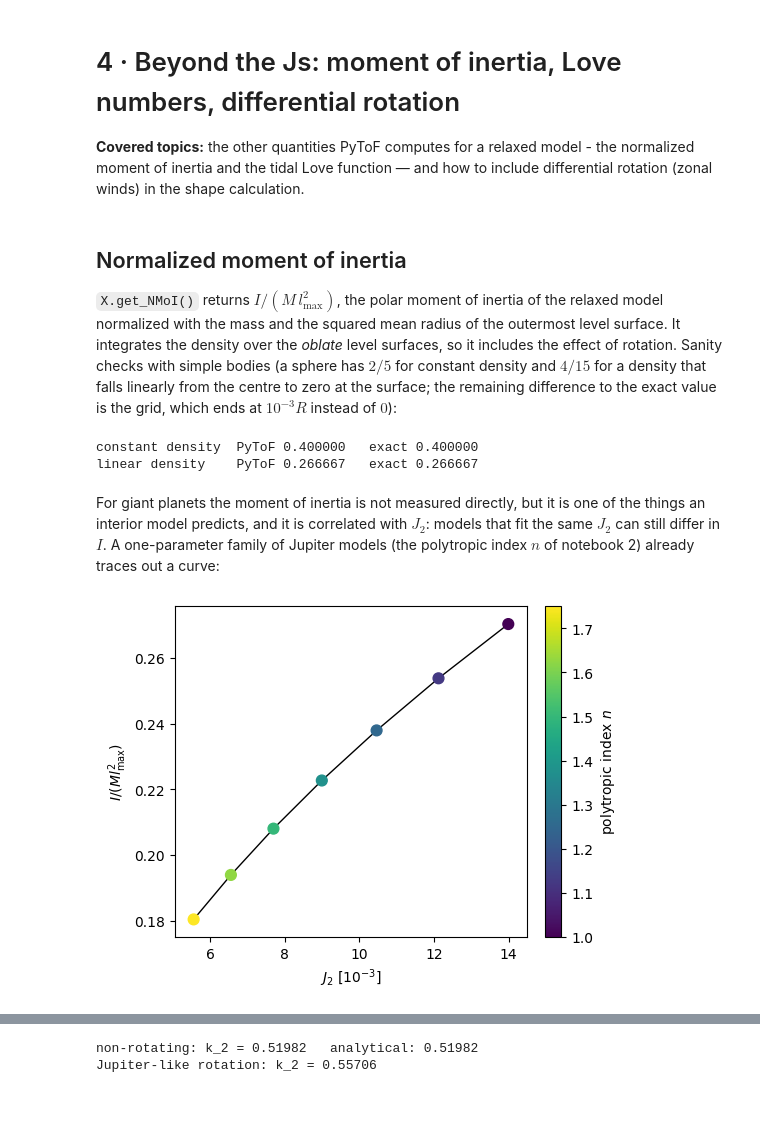
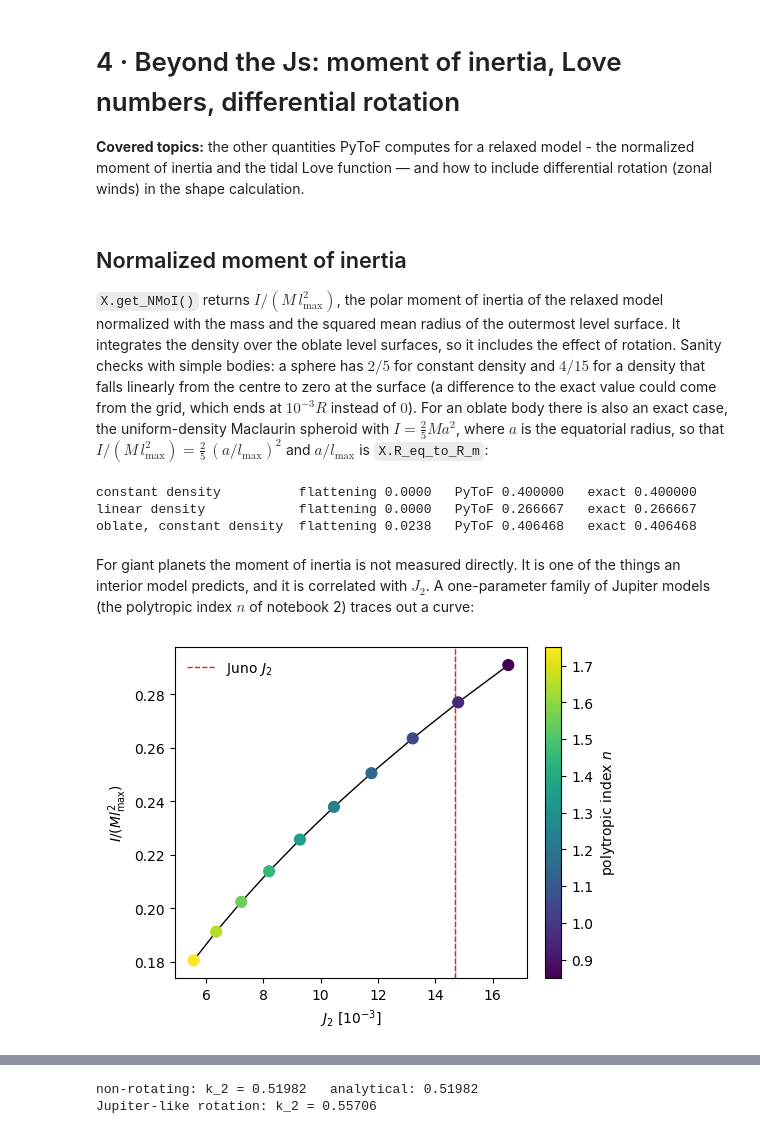
Before and after one commit to lucamorf/PyToF, a Jupyter notebook: tutorial/04_beyond_the_Js.ipynb, the cells around one changed output, grey strips where cells are left out. Cells and saved outputs as stored; diff of their text form; code cells hidden in the pictures; blank space fills up the shorter version.

Commit message:
Notebooks: tutorial 4 (oblate NMoI, Juno J2, Love numbers with Period=inf, two-layer density jump check)
Co-Authored-By: Claude Sonnet 5.5 <noreply@anthropic.com>

```diff
--- a/tutorial/04_beyond_the_Js.ipynb
+++ b/tutorial/04_beyond_the_Js.ipynb
@@ -15,40 +17,52 @@ plt.rcParams["figure.figsize"] = (5.2, 3.9)  # smaller default figures
 # %% [markdown]
 ## Normalized moment of inertia
 
-`X.get_NMoI()` returns $I / (M\,l_\mathrm{max}^2)$, the polar moment of inertia of the relaxed model normalized with the mass and the squared mean radius of the outermost level surface. It integrates the density over the *oblate* level surfaces, so it includes the effect of rotation. Sanity checks with simple bodies (a sphere has $2/5$ for constant density and $4/15$ for a density that falls linearly from the centre to zero at the surface; the remaining difference to the exact value is the grid, which ends at $10^{-3}R$ instead of $0$):
+`X.get_NMoI()` returns $I / (M\,l_\mathrm{max}^2)$, the polar moment of inertia of the relaxed model normalized with the mass and the squared mean radius of the outermost level surface. It integrates the density over the oblate level surfaces, so it includes the effect of rotation. Sanity checks with simple bodies: a sphere has $2/5$ for constant density and $4/15$ for a density that falls linearly from the centre to zero at the surface (a difference to the exact value could come from the grid, which ends at $10^{-3}R$ instead of $0$). For an oblate body there is also an exact case, the uniform-density Maclaurin spheroid with $I = \tfrac{2}{5} M a^2$, where $a$ is the equatorial radius, so that $I/(M\,l_\mathrm{max}^2) = \tfrac{2}{5}\,(a/l_\mathrm{max})^2$ and $a/l_\mathrm{max}$ is `X.R_eq_to_R_m`:
 # %%
 N = 1024
 radius = 1e6
 radii = radius * np.linspace(1, 1e-3, N)
 
-for name, dens, exact in [("constant density", np.ones(N), 2 / 5), ("linear density", np.linspace(0, 1, N), 4 / 15)]:
+for name, dens, period in [
+    ("constant density", np.ones(N), np.inf),
+    ("linear density", np.linspace(0, 1, N), np.inf),
+    ("oblate, constant density", np.ones(N), 24 * 3600),
+]:
     dens = 1000 * dens
     mass = -4 * np.pi * trapezoid(dens * radii**2, radii)
-    X = ToF(N=N, M_phys=mass, R_phys=[radius, "mean"], Period=np.inf, R_ref=radius)
-    X.li, X.rhoi, X.m_rot_calc = radii, dens, 0.0
+    X = ToF(N=N, M_phys=mass, R_phys=[radius, "mean"], Period=period, R_ref=radius)
+    X.li, X.rhoi = radii, dens
+    X.m_rot_calc = (2 * np.pi / period) ** 2 * radii[0] ** 3 / (X.opts["G"] * mass)
     X.relax_to_shape()
-    print(f"{name:17s} PyToF {X.get_NMoI():.6f}   exact {exact:.6f}")
+    exact = {"constant density": 2 / 5, "linear density": 4 / 15}.get(name, 2 / 5 * X.R_eq_to_R_m**2)
+    flattening = 1 - X.R_po_to_R_m / X.R_eq_to_R_m
+    print(f"{name:25s} flattening {flattening:.4f}   PyToF {X.get_NMoI():.6f}   exact {exact:.6f}")
 # %% [output]
-constant density  PyToF 0.400000   exact 0.400000
-linear density    PyToF 0.266667   exact 0.266667
+constant density          flattening 0.0000   PyToF 0.400000   exact 0.400000
+linear density            flattening 0.0000   PyToF 0.266667   exact 0.266667
+oblate, constant density  flattening 0.0238   PyToF 0.406468   exact 0.406468
 # %% [markdown]
-For giant planets the moment of inertia is not measured directly, but it is one of the things an interior model predicts, and it is correlated with $J_2$: models that fit the same $J_2$ can still differ in $I$. A one-parameter family of Jupiter models (the polytropic index $n$ of notebook 2) already traces out a curve:
+For giant planets the moment of inertia is not measured directly. It is one of the things an interior model predicts, and it is correlated with $J_2$. A one-parameter family of Jupiter models (the polytropic index $n$ of notebook 2) traces out a curve:
 # %%
 J2s, nmois = [], []
-indices = np.linspace(1.0, 1.75, 7)
+indices = np.linspace(0.85, 1.75, 10)
 for n in indices:
     Y = ToF(N=512, order=4, R_ref=JUPITER_RADIUS, baro_param=[n])
     Y.set_barotrope(lambda P, param: P ** (param[0] / (param[0] + 1)))
     Y.relax_to_barotrope()
     J2s.append(Y.Js[1])
     nmois.append(Y.get_NMoI())
 
 fig, ax = plt.subplots(layout="constrained")
 sc = ax.scatter(np.array(J2s) * 1e3, nmois, c=indices, cmap="viridis", s=60, zorder=3)
 ax.plot(np.array(J2s) * 1e3, nmois, "k-", linewidth=1, zorder=2)
+J2_juno, J2_juno_sigma = references.JUNO_J2
+ax.axvspan((J2_juno - J2_juno_sigma) * 1e3, (J2_juno + J2_juno_sigma) * 1e3, color="tab:red", alpha=0.3, zorder=1)
+ax.axvline(J2_juno * 1e3, color="tab:red", linestyle="--", linewidth=1, label="Juno $J_2$", zorder=1)
 ax.set_xlabel(r"$J_2$ [$10^{-3}$]")
 ax.set_ylabel(r"$I / (M l_\mathrm{max}^2)$")
 ax.margins(0.06)
+ax.legend(frameon=False)
 fig.colorbar(sc, ax=ax, label="polytropic index $n$");
 # %% [output]
-[figure, old version]
+[figure, new version]
```
Also changed, not shown: parts of 12 cells of this notebook, 1 other file.
